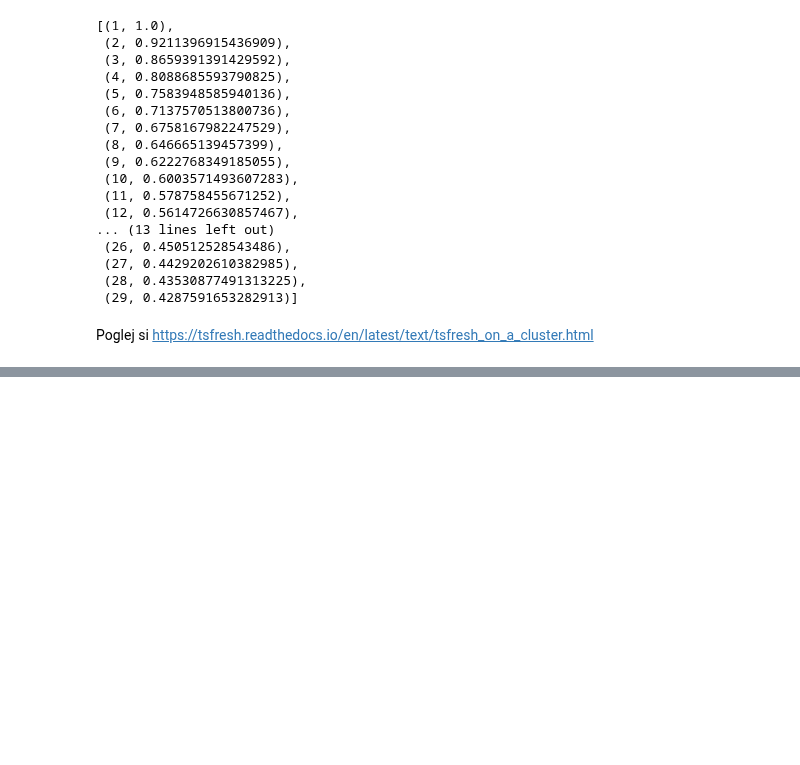
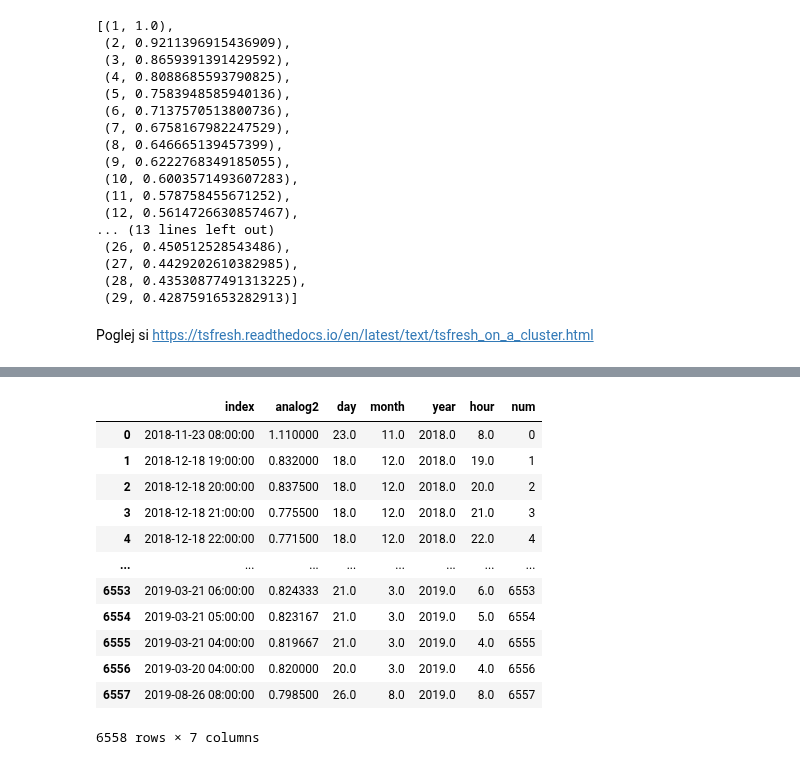
Before and after one commit to Zan-23/IJS_water_loss, a Jupyter notebook: notebooks/Regression Feature Engineering.ipynb, the cells around one changed output, grey strips where cells are left out. Drawn from its saved outputs; the diff is of its cells as text; code cells hidden in the pictures; blank space fills up the shorter version.

```diff
--- a/notebooks/Regression sktime.ipynb
+++ b/notebooks/Regression Feature Engineering.ipynb
@@ -442,0 +441,21 @@ dataframe = dataframe.drop(dataframe.index[[i for i in range(0, 50)]])"""
+# %%
+testing_data = data_selected.reset_index()
+testing_data['num'] = testing_data.index
+del testing_data["minute"]
+del testing_data["tot1"]
+del testing_data["tot2"]
+testing_data
+# %% [output]
+|  | index | analog2 | day | month | year | hour | num |
+| 0 | 2018-11-23 08:00:00 | 1.110000 | 23.0 | 11.0 | 2018.0 | 8.0 | 0 |
+| 1 | 2018-12-18 19:00:00 | 0.832000 | 18.0 | 12.0 | 2018.0 | 19.0 | 1 |
+| 2 | 2018-12-18 20:00:00 | 0.837500 | 18.0 | 12.0 | 2018.0 | 20.0 | 2 |
+| 3 | 2018-12-18 21:00:00 | 0.775500 | 18.0 | 12.0 | 2018.0 | 21.0 | 3 |
+| 4 | 2018-12-18 22:00:00 | 0.771500 | 18.0 | 12.0 | 2018.0 | 22.0 | 4 |
+| ... | ... | ... | ... | ... | ... | ... | ... |
+| 6553 | 2019-03-21 06:00:00 | 0.824333 | 21.0 | 3.0 | 2019.0 | 6.0 | 6553 |
+| 6554 | 2019-03-21 05:00:00 | 0.823167 | 21.0 | 3.0 | 2019.0 | 5.0 | 6554 |
+| 6555 | 2019-03-21 04:00:00 | 0.819667 | 21.0 | 3.0 | 2019.0 | 4.0 | 6555 |
+| 6556 | 2019-03-20 04:00:00 | 0.820000 | 20.0 | 3.0 | 2019.0 | 4.0 | 6556 |
+| 6557 | 2019-08-26 08:00:00 | 0.798500 | 26.0 | 8.0 | 2019.0 | 8.0 | 6557 |
+6558 rows × 7 columns
```
Also changed, not shown: parts of 13 cells of this notebook, 4 other files.
